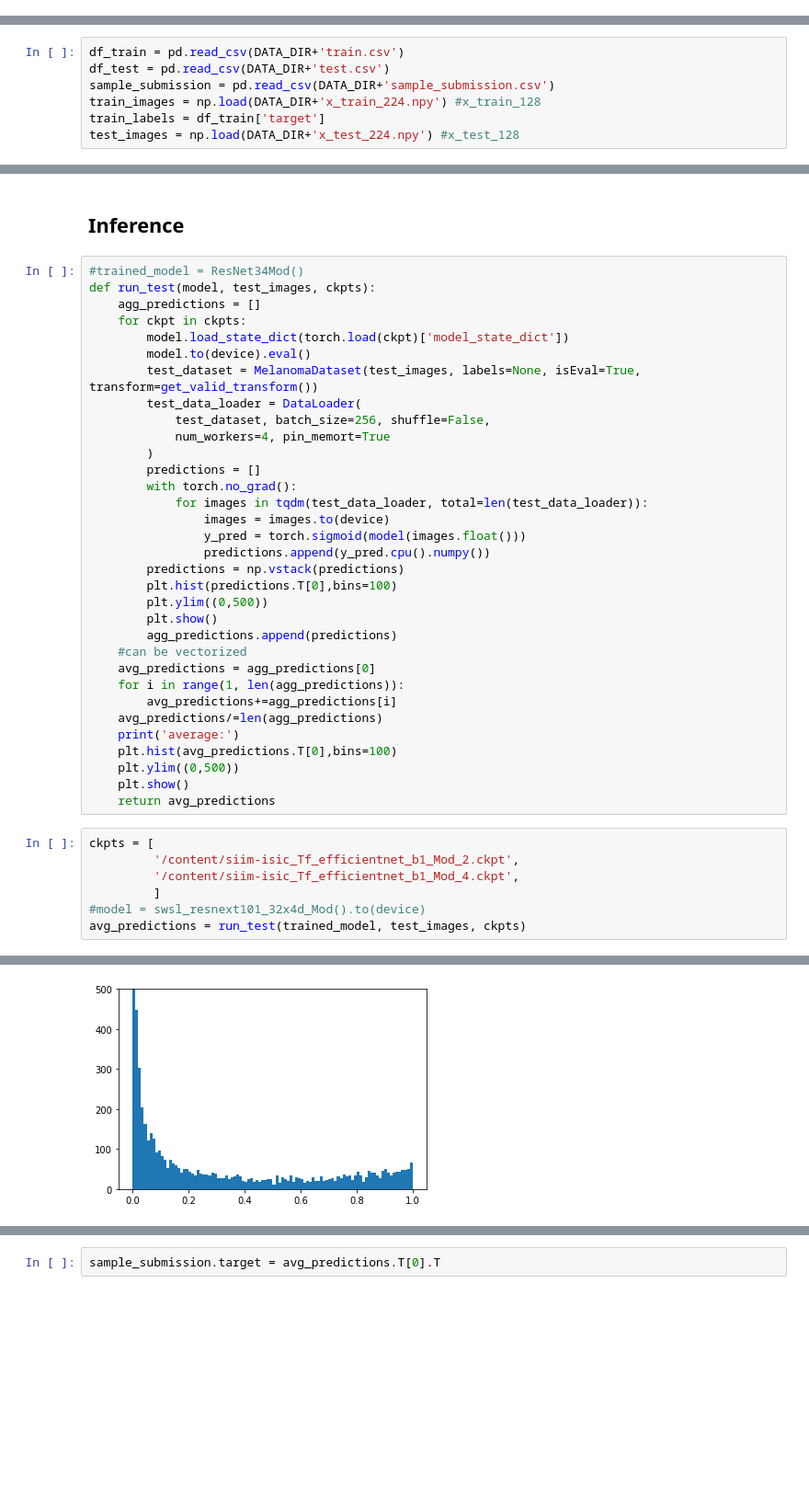
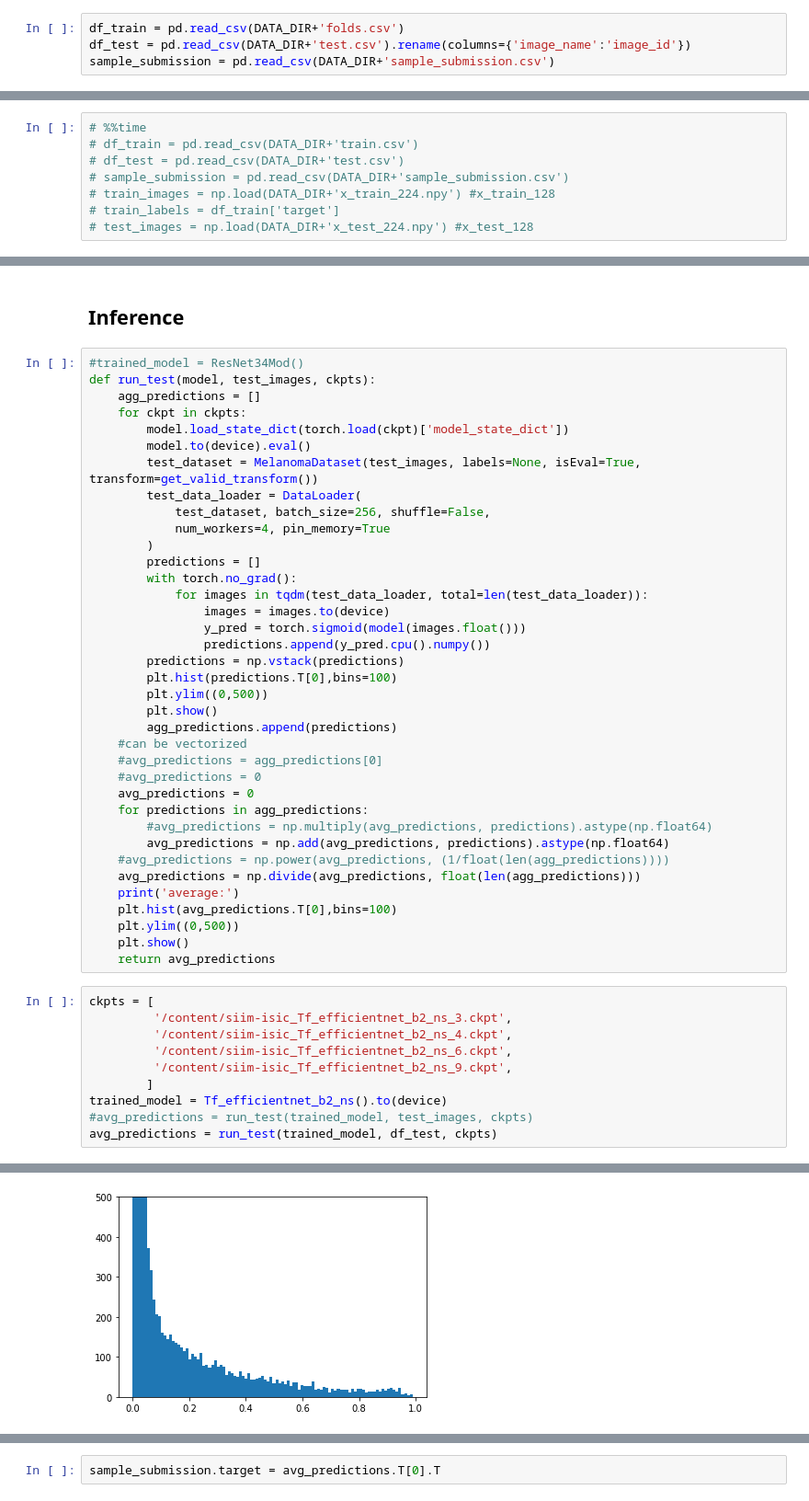
Before and after one commit to utsavnandi/Kaggle-SIIM-ISIC-Melanoma-Classification, a Jupyter notebook: SIIM_ISIC_Melanoma_Classification.ipynb, the cells around one changed output, grey strips where cells are left out. Shown at 92% size. Saved outputs shown, nothing was run; the diff lists cells and outputs as text; blank space fills up the shorter version.

```diff
--- a/SIIM_ISIC_Melanoma_Classification.ipynb
+++ b/SIIM_ISIC_Melanoma_Classification.ipynb
@@ -109,2 +128,6 @@ if NEPTUNE_API_TOKEN != '':
 # %%
 DATA_DIR = '/content/data/'
+# %%
+df_train = pd.read_csv(DATA_DIR+'folds.csv')
+df_test = pd.read_csv(DATA_DIR+'test.csv').rename(columns={'image_name':'image_id'})
+sample_submission = pd.read_csv(DATA_DIR+'sample_submission.csv')
@@ -111,8 +149,9 @@ DATA_DIR = '/content/data/'
 # %%
-df_train = pd.read_csv(DATA_DIR+'train.csv')
-df_test = pd.read_csv(DATA_DIR+'test.csv')
-sample_submission = pd.read_csv(DATA_DIR+'sample_submission.csv')
-train_images = np.load(DATA_DIR+'x_train_224.npy') #x_train_128
-train_labels = df_train['target']
-test_images = np.load(DATA_DIR+'x_test_224.npy') #x_test_128
+# %%time
+# df_train = pd.read_csv(DATA_DIR+'train.csv')
+# df_test = pd.read_csv(DATA_DIR+'test.csv')
+# sample_submission = pd.read_csv(DATA_DIR+'sample_submission.csv')
+# train_images = np.load(DATA_DIR+'x_train_224.npy') #x_train_128
+# train_labels = df_train['target']
+# test_images = np.load(DATA_DIR+'x_test_224.npy') #x_test_128
 # %%
@@ -725,7 +1005,7 @@ def run_test(model, test_images, ckpts):
         test_dataset = MelanomaDataset(test_images, labels=None, isEval=True, transform=get_valid_transform())
         test_data_loader = DataLoader(
             test_dataset, batch_size=256, shuffle=False,
-            num_workers=4, pin_memort=True
+            num_workers=4, pin_memory=True
         )
         predictions = []
         with torch.no_grad():
@@ -739,10 +1019,14 @@ def run_test(model, test_images, ckpts):
         plt.show()
         agg_predictions.append(predictions)
     #can be vectorized
-    avg_predictions = agg_predictions[0]
-    for i in range(1, len(agg_predictions)):
-        avg_predictions+=agg_predictions[i]
-    avg_predictions/=len(agg_predictions)
+    #avg_predictions = agg_predictions[0]
+    #avg_predictions = 0
+    avg_predictions = 0
+    for predictions in agg_predictions:
+        #avg_predictions = np.multiply(avg_predictions, predictions).astype(np.float64)
+        avg_predictions = np.add(avg_predictions, predictions).astype(np.float64)
+    #avg_predictions = np.power(avg_predictions, (1/float(len(agg_predictions))))
+    avg_predictions = np.divide(avg_predictions, float(len(agg_predictions)))
     print('average:')
     plt.hist(avg_predictions.T[0],bins=100)
     plt.ylim((0,500))
@@ -750,9 +1034,12 @@ def run_test(model, test_images, ckpts):
     return avg_predictions
 # %%
 ckpts = [
-         '/content/siim-isic_Tf_efficientnet_b1_Mod_2.ckpt',
-         '/content/siim-isic_Tf_efficientnet_b1_Mod_4.ckpt',
-         ]
-#model = swsl_resnext101_32x4d_Mod().to(device)
-avg_predictions = run_test(trained_model, test_images, ckpts)
+         '/content/siim-isic_Tf_efficientnet_b2_ns_3.ckpt',
+         '/content/siim-isic_Tf_efficientnet_b2_ns_4.ckpt',
+         '/content/siim-isic_Tf_efficientnet_b2_ns_6.ckpt',
+         '/content/siim-isic_Tf_efficientnet_b2_ns_9.ckpt',
+        ]
+trained_model = Tf_efficientnet_b2_ns().to(device)
+#avg_predictions = run_test(trained_model, test_images, ckpts)
+avg_predictions = run_test(trained_model, df_test, ckpts)
 # %% [output]
@@ -760 +1047 @@ avg_predictions = run_test(trained_model, test_images, ckpts)
-[figure, old version]
+[figure, new version]
```
Also changed, not shown: parts of 33 cells of this notebook.
